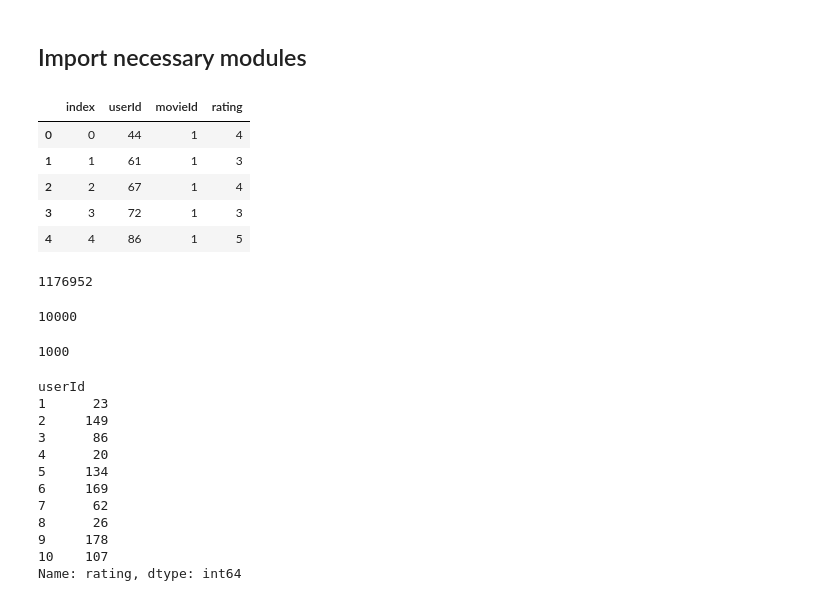
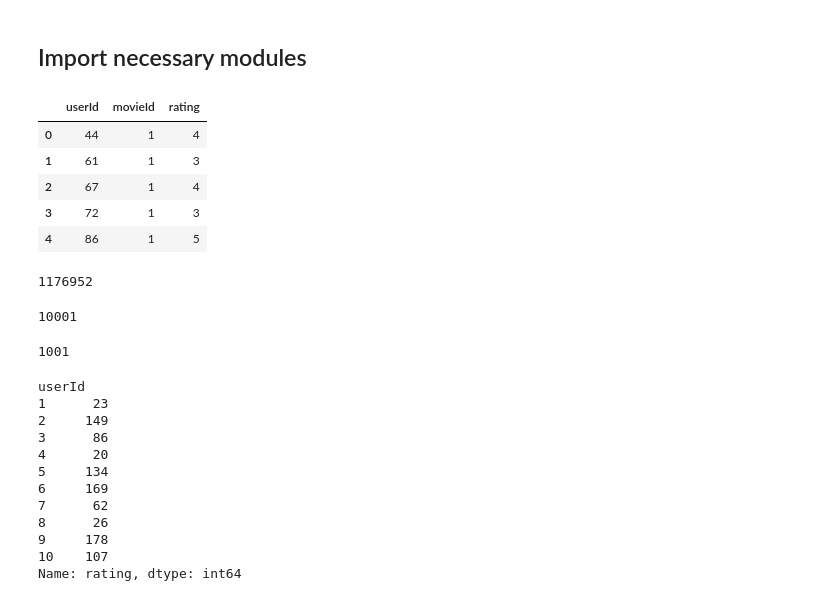
Before and after one commit to florianmorath/Computational-Intelligence-Lab, a Jupyter notebook: src/NCF_3.ipynb, the cells around one changed output. Drawn from its saved outputs; the diff is of its cells as text; code cells hidden in the pictures.

```diff
--- a/src/NCF_3.ipynb
+++ b/src/NCF_3.ipynb
@@ -11,29 +11,29 @@ from tensorflow.python.keras.regularizers import l2
 from tensorflow.python.keras.optimizers import Adam
 # %%
 #train_path = helpers.get_train_file_path()
-ratings = pd.read_csv('NCF_3.csv')# helpers.get_test_file_path())
+ratings = pd.read_csv('foo4.csv')# helpers.get_test_file_path())
 ratings.head()
 # %% [output]
-|  | index | userId | movieId | rating |
-| 0 | 0 | 44 | 1 | 4 |
-| 1 | 1 | 61 | 1 | 3 |
-| 2 | 2 | 67 | 1 | 4 |
-| 3 | 3 | 72 | 1 | 3 |
-| 4 | 4 | 86 | 1 | 5 |
+|  | userId | movieId | rating |
+| 0 | 44 | 1 | 4 |
+| 1 | 61 | 1 | 3 |
+| 2 | 67 | 1 | 4 |
+| 3 | 72 | 1 | 3 |
+| 4 | 86 | 1 | 5 |
 # %%
 len(ratings)
 # %% [output]
 1176952
 # %%
-n_users = ratings.userId.nunique()
+n_users = 10000+1#ratings.userId.nunique()
 print(n_users)
 # %% [output]
-10000
+10001
 # %%
-n_movies = ratings.movieId.nunique()
+n_movies = 1000+1#ratings.movieId.nunique()
 print(n_movies)
 # %% [output]
-1000
+1001
 # %%
 g = ratings.groupby('userId')['rating'].count()
 print(g[:10])
```
Also changed, not shown: parts of 26 cells of this notebook, 4 other files.
